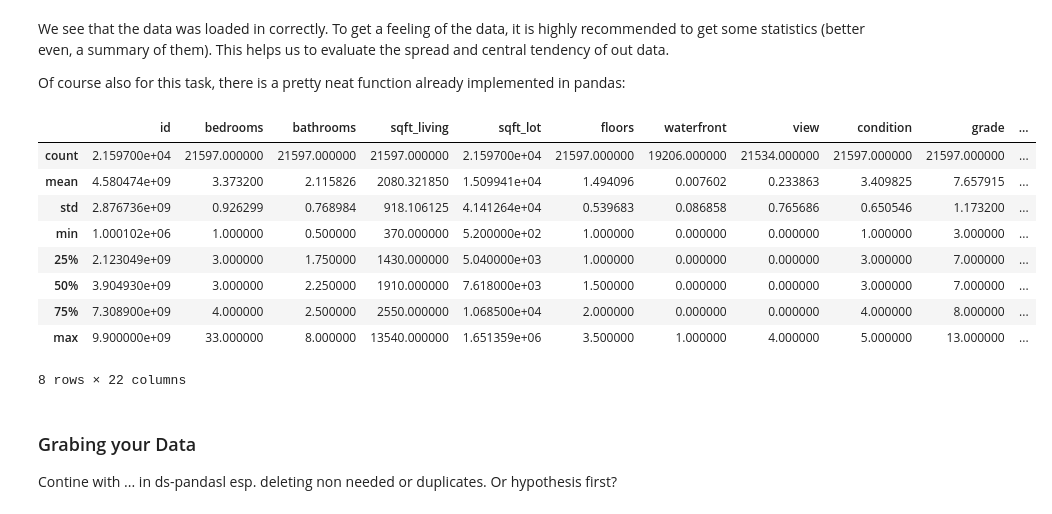
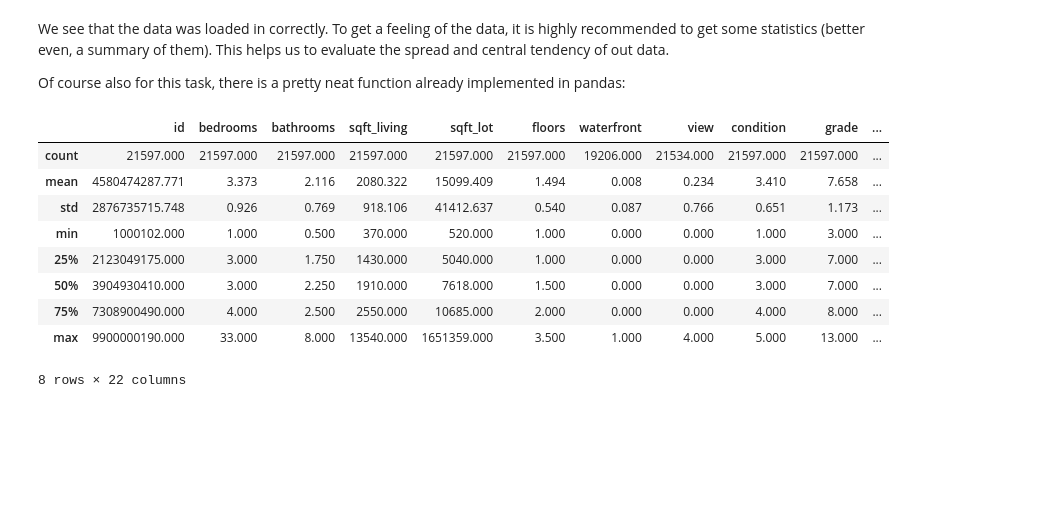
Before and after one commit to S3B3C/EDA-project_Housing, a Jupyter notebook: EDA.ipynb, the cells around one changed output. Saved outputs shown, nothing was run; the diff lists cells and outputs as text; code cells hidden in the pictures; blank space fills up the shorter version.

Commit message:
EDA and documentation: data cleaning

```diff
--- a/EDA.ipynb
+++ b/EDA.ipynb
@@ -120,7 +113,7 @@ For the moment we need all values of both tables combined in one. Therefore we p
 
 This is the combinded table with all the raw data. The combination was performed by an outer join. You can see the documentation in [1_Fetching_the_data](https://vscode.dev/github/S3B3C/EDA-project_Housing/blob/main/1_Fetching_the_data_eda.ipynb).
 # %%
-df2 = pd.read_csv("data/eda.csv")
-df2
+df = pd.read_csv("data/eda.csv")
+df
 # %% [output]
 |  | id | bedrooms | bathrooms | sqft_living | sqft_lot | floors | waterfront | view | condition | grade | ... |
@@ -218,18 +211,15 @@ We see that the data was loaded in correctly. To get a feeling of the data, it i
 
 Of course also for this task, there is a pretty neat function already implemented in pandas:
 # %%
-df2.describe()
+df.describe()
 # %% [output]
 |  | id | bedrooms | bathrooms | sqft_living | sqft_lot | floors | waterfront | view | condition | grade | ... |
-| count | 2.159700e+04 | 21597.000000 | 21597.000000 | 21597.000000 | 2.159700e+04 | 21597.000000 | 19206.000000 | 21534.000000 | 21597.000000 | 21597.000000 | ... |
-| mean | 4.580474e+09 | 3.373200 | 2.115826 | 2080.321850 | 1.509941e+04 | 1.494096 | 0.007602 | 0.233863 | 3.409825 | 7.657915 | ... |
-| std | 2.876736e+09 | 0.926299 | 0.768984 | 918.106125 | 4.141264e+04 | 0.539683 | 0.086858 | 0.765686 | 0.650546 | 1.173200 | ... |
-| min | 1.000102e+06 | 1.000000 | 0.500000 | 370.000000 | 5.200000e+02 | 1.000000 | 0.000000 | 0.000000 | 1.000000 | 3.000000 | ... |
-| 25% | 2.123049e+09 | 3.000000 | 1.750000 | 1430.000000 | 5.040000e+03 | 1.000000 | 0.000000 | 0.000000 | 3.000000 | 7.000000 | ... |
-| 50% | 3.904930e+09 | 3.000000 | 2.250000 | 1910.000000 | 7.618000e+03 | 1.500000 | 0.000000 | 0.000000 | 3.000000 | 7.000000 | ... |
-| 75% | 7.308900e+09 | 4.000000 | 2.500000 | 2550.000000 | 1.068500e+04 | 2.000000 | 0.000000 | 0.000000 | 4.000000 | 8.000000 | ... |
-| max | 9.900000e+09 | 33.000000 | 8.000000 | 13540.000000 | 1.651359e+06 | 3.500000 | 1.000000 | 4.000000 | 5.000000 | 13.000000 | ... |
+| count | 21597.000 | 21597.000 | 21597.000 | 21597.000 | 21597.000 | 21597.000 | 19206.000 | 21534.000 | 21597.000 | 21597.000 | ... |
+| mean | 4580474287.771 | 3.373 | 2.116 | 2080.322 | 15099.409 | 1.494 | 0.008 | 0.234 | 3.410 | 7.658 | ... |
+| std | 2876735715.748 | 0.926 | 0.769 | 918.106 | 41412.637 | 0.540 | 0.087 | 0.766 | 0.651 | 1.173 | ... |
+| min | 1000102.000 | 1.000 | 0.500 | 370.000 | 520.000 | 1.000 | 0.000 | 0.000 | 1.000 | 3.000 | ... |
+| 25% | 2123049175.000 | 3.000 | 1.750 | 1430.000 | 5040.000 | 1.000 | 0.000 | 0.000 | 3.000 | 7.000 | ... |
+| 50% | 3904930410.000 | 3.000 | 2.250 | 1910.000 | 7618.000 | 1.500 | 0.000 | 0.000 | 3.000 | 7.000 | ... |
+| 75% | 7308900490.000 | 4.000 | 2.500 | 2550.000 | 10685.000 | 2.000 | 0.000 | 0.000 | 4.000 | 8.000 | ... |
+| max | 9900000190.000 | 33.000 | 8.000 | 13540.000 | 1651359.000 | 3.500 | 1.000 | 4.000 | 5.000 | 13.000 | ... |
 8 rows × 22 columns
-# %% [markdown]
-### Grabing your Data
-Contine with ... in ds-pandasl esp. deleting non needed or duplicates. Or hypothesis first?
```
Also changed, not shown: parts of 71 cells of this notebook.
